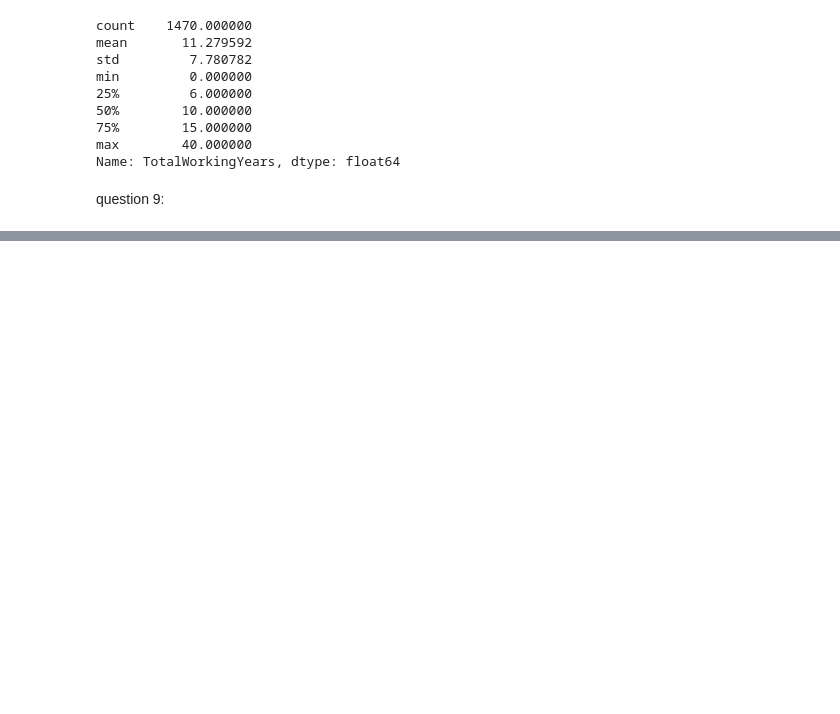
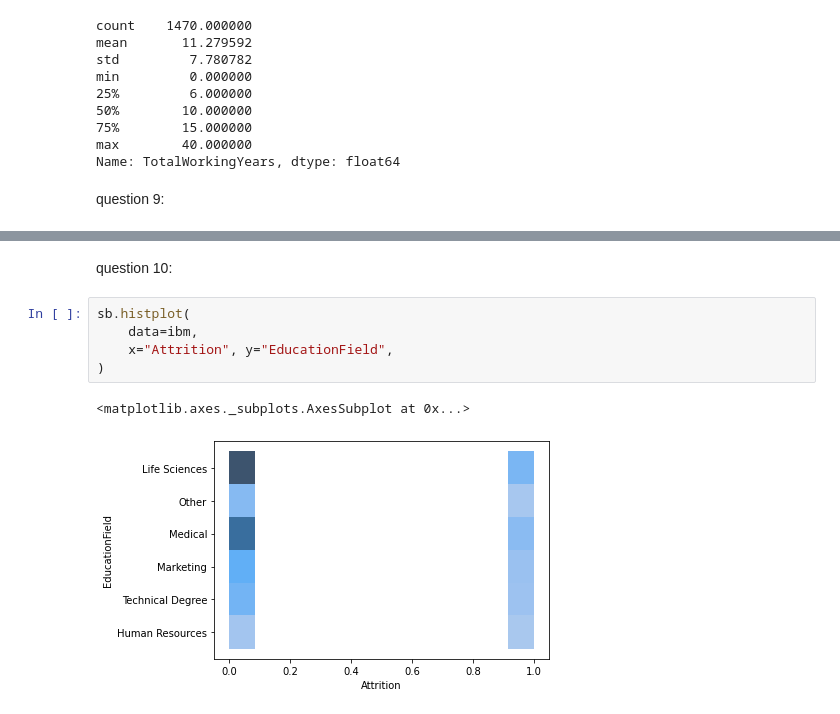
Before and after one commit to tplulu/python, a Jupyter notebook: dataframe.ipynb, the cells around one changed output, grey strips where cells are left out. Cells and saved outputs as stored; diff of their text form; blank space fills up the shorter version.

Commit message:
fin des questions

```diff
--- a/dataframe.ipynb
+++ b/dataframe.ipynb
@@ -217 +217,11 @@ ibm
 1470 rows × 35 columns
+# %% [markdown]
+question 10:
+# %%
+sb.histplot(
+    data=ibm,
+    x="Attrition", y="EducationField",
+)
+# %% [output]
+<matplotlib.axes._subplots.AxesSubplot at 0x...>
+[figure, added]
```
Also changed, not shown: parts of 29 cells of this notebook.
